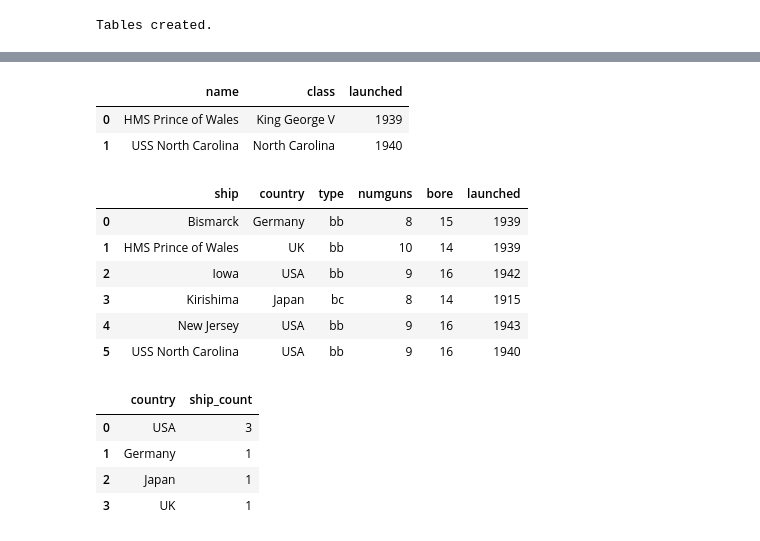
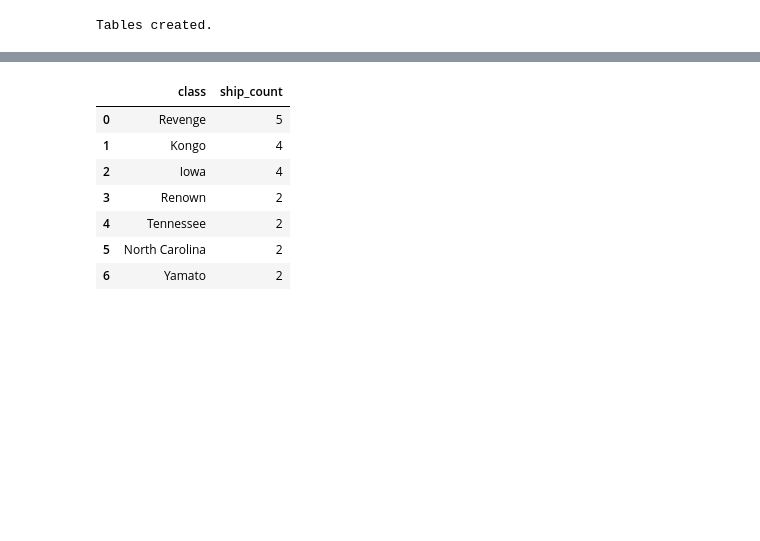
Before and after one commit to rajat806/SQL-LAB-226, a Jupyter notebook: Sql lab 226.ipynb, the cells around one changed output, grey strips where cells are left out. Saved outputs shown, nothing was run; the diff lists cells and outputs as text; code cells hidden in the pictures; blank space fills up the shorter version.

```diff
--- a/Sql lab 226.ipynb
+++ b/Sql lab 226.ipynb
@@ -113,8 +158,0 @@ show("SELECT * FROM Ships;")
-# %%
-import pandas as pd
-
-def show(sql):
-    cur.execute(sql)
-    rows = cur.fetchall()
-    cols = [d[0] for d in cur.description]
-    return pd.DataFrame(rows, columns=cols)
@@ -139,48 +159,18 @@ show("""
-# %%
-# -- Query 2 (6.1.4): pattern match with LIKE
-show("""
-  SELECT name, class, launched
-  FROM Ships
-  WHERE name LIKE 'HMS %' OR name LIKE 'USS %'
-  ORDER BY name;
-""")
-# %% [output]
-|  | name | class | launched |
-| 0 | HMS Prince of Wales | King George V | 1939 |
-| 1 | USS North Carolina | North Carolina | 1940 |
-# %%
-# -- Query 3 (6.2.3): join Ships with Classes(multi-table join)
-show("""
-  SELECT s.name AS ship,
-         c.country,
-         c.type,
-         c.numGuns,
-         c.bore,
-         s.launched
-  FROM Ships s
-  JOIN Classes c ON s.class = c.class
-  ORDER BY ship;
-""")
-# %% [output]
-|  | ship | country | type | numguns | bore | launched |
-| 0 | Bismarck | Germany | bb | 8 | 15 | 1939 |
-| 1 | HMS Prince of Wales | UK | bb | 10 | 14 | 1939 |
-| 2 | Iowa | USA | bb | 9 | 16 | 1942 |
-| 3 | Kirishima | Japan | bc | 8 | 14 | 1915 |
-| 4 | New Jersey | USA | bb | 9 | 16 | 1943 |
-| 5 | USS North Carolina | USA | bb | 9 | 16 | 1940 |
 # %%
-# -- Challenge Query- how many ships each country has
+# Third query
 show("""
-  SELECT c.country, COUNT(*) AS ship_count
-  FROM Ships s
-  JOIN Classes c ON s.class = c.class
-  GROUP BY c.country
-  ORDER BY ship_count DESC, c.country;
+SELECT c.class, COUNT(*) AS ship_count
+FROM Classes c
+JOIN Ships s ON s.class = c.class
+GROUP BY c.class
+ORDER BY ship_count DESC;
 """)
 # %% [output]
-|  | country | ship_count |
-| 0 | USA | 3 |
-| 1 | Germany | 1 |
-| 2 | Japan | 1 |
-| 3 | UK | 1 |
+|  | class | ship_count |
+| 0 | Revenge | 5 |
+| 1 | Kongo | 4 |
+| 2 | Iowa | 4 |
+| 3 | Renown | 2 |
+| 4 | Tennessee | 2 |
+| 5 | North Carolina | 2 |
+| 6 | Yamato | 2 |
```
Also changed, not shown: parts of 11 cells of this notebook.
